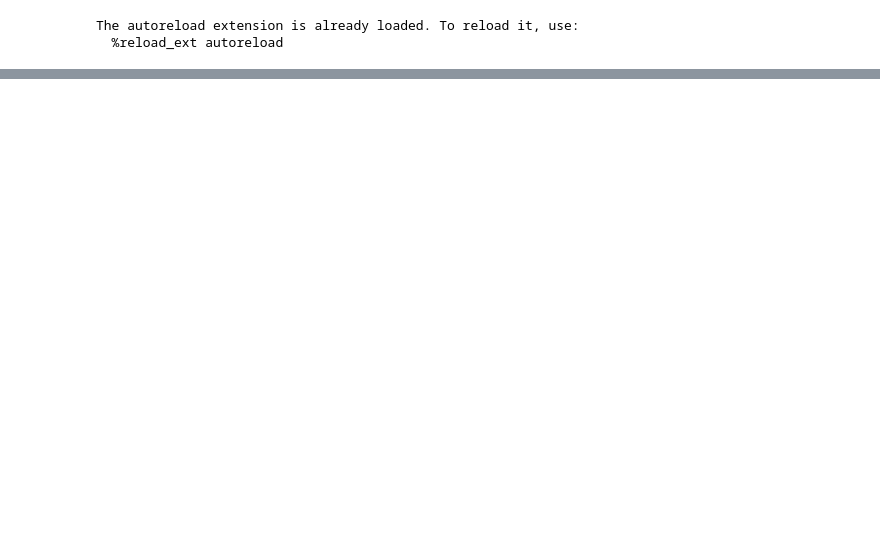
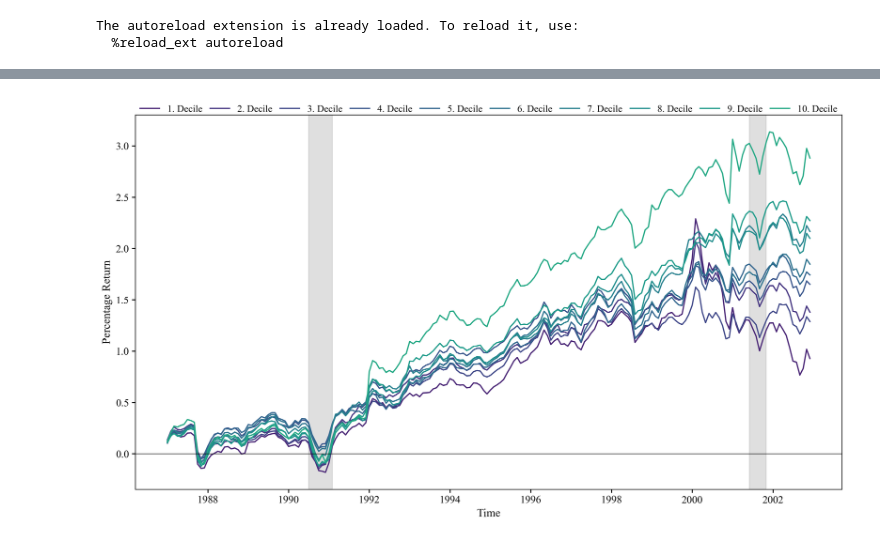
Before and after one commit to fikus44/Masters-Thesis, a Jupyter notebook: Data Processing PCA2.ipynb, the cells around one changed output, grey strips where cells are left out. Cells and saved outputs as stored; diff of their text form; code cells hidden in the pictures; blank space fills up the shorter version.

```diff
--- a/Data Processing PCA2.ipynb
+++ b/Data Processing PCA2.ipynb
@@ -20,11 +34,11 @@ The autoreload extension is already loaded. To reload it, use:
 log = list()
 # %%
 # Load Pre-processed data from Data Processing PCA.ipynb
-FM_data = pd.read_csv(os.path.dirname(os.getcwd()) + '\\FM_data.csv')
-returns = pd.read_csv(os.path.dirname(os.getcwd()) + '\\returns_data.csv').set_index(["permno", "date"])
-industry_code = pd.read_csv(os.path.dirname(os.getcwd()) + '\\industry_codes.csv').set_index(["permno", "date"])
+FM_data = pd.read_csv(os.path.dirname(os.getcwd()) + '\\FM2_data.csv')
+returns = pd.read_csv(os.path.dirname(os.getcwd()) + '\\returns2_data.csv').set_index(["permno", "date"])
+industry_code = pd.read_csv(os.path.dirname(os.getcwd()) + '\\industry2_codes.csv').set_index(["permno", "date"])
 
-tb.downcast(FM_data)
-tb.downcast(returns)
-tb.downcast(industry_code)
+supp.downcast(FM_data)
+supp.downcast(returns)
+supp.downcast(industry_code)
 # %% [output]
@@ -51,3 +59,0 @@ tb.partition_dates(iteration = 0) # 30 splits --> iteration = [0;29]
-# %%
-# Compute training, validation, and test set
-training, validation, test = DP.complete_data_process(industry_code, returns, FM_data, iteration = 0)
@@ -57,0 +214,65 @@ training, validation, test = DP.complete_data_process(industry_code, returns, FM
+# %%
+# Figur - denne figru bliver alle 10 deciler for en model. Jeg kan gøre det for hver model. Jeg skal dog også have figuren hvor jeg har 10. og 1. decil for alle modeller. Den kan jeg laver nedenunder
+# dataen jeg skal bruge kan jeg få på samme approach som her, jeg skal bare kune vælge for x in [1, 11] i stedet for x in range (1, 11)
+
+# Nu sætter jeg figuren op til en enkelt model, så kan jeg tilføje loop bagefter og gøre det for alle modeller
+
+# running cumulative returns for 1 model
+figure_data = [list(it.accumulate(step_1[step_1.index.get_level_values(1) == x].ret)) for x in range(1, 11)]
+# dates
+dates = list(step_1.index.get_level_values(0).unique())
+dates = pd.to_datetime(dates, format = '%Y%m')
+
+plt.rcParams['figure.dpi'] = 300
+plt.rcParams["font.family"] = "Times New Roman"
+
+n = len(figure_data)
+
+
+
+fig, ax = plt.subplots(figsize = (15,8))
+
+color = iter(cm.viridis(np.linspace(0.1, 0.6, n)))
+label = iter([f'{ite}.' + ' Decile' for ite in range(1, n+1)])
+
+for i in range(n):
+
+    c = next(color)
+    l = next(label)
+
+    ax.plot(date,
+            figure_data[i],
+            c = c,
+            label = l);
+
+# Add labels and change font
+plt.xlabel("Time", size = 13.5)
+plt.ylabel("Percentage Return", size = 13.5)
+
+ax.legend(loc = 'upper center', ncol = 10, bbox_to_anchor = (0.5, 1.05), fontsize = 11.5, columnspacing=0.8, frameon=False)
+
+ax.axhline(y=0, color='black', linewidth=0.75)
+#ax.axhline(y=1, color='black', linewidth=0.5)
+#ax.axhline(y=2, color='black', linewidth=0.5)
+#ax.axhline(y=3, color='black', linewidth=0.5)
+
+# Smaller tick text and smaller ticks
+ax.tick_params(axis='both', which='major', labelsize=12.5, width = 1.2, length = 4)
+
+R1_start = pd.datetime(1990, 7, 1)
+R1_end = pd.datetime(1991, 2, 1)
+plt.axvspan(R1_start, R1_end, color="grey", alpha=0.25)
+
+R2_start = pd.datetime(2001, 6, 1)
+R2_end = pd.datetime(2001, 11, 1)
+plt.axvspan(R2_start, R2_end, color="grey", alpha=0.25)
+
+
+# Save as PDF
+plt.savefig('figur_test.pdf', bbox_inches='tight')
+
+plt.show()
+
+# smid det her ind i en funktion? input: data, titel til figur, dummy for om man vil save eller bare vise?
+# %% [output]
+[figure, added]
```
Also changed, not shown: parts of 14 cells of this notebook, 8 other files.
